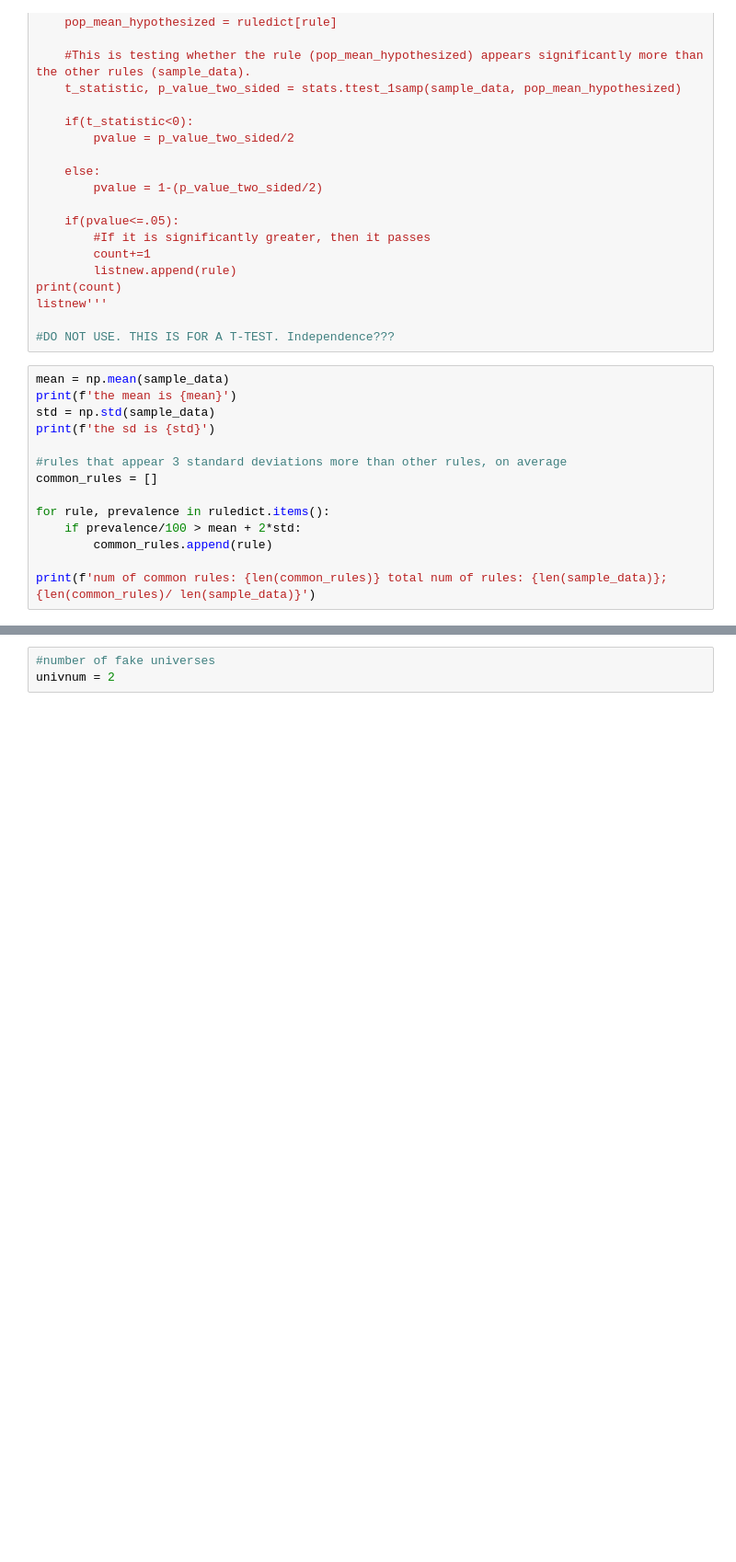
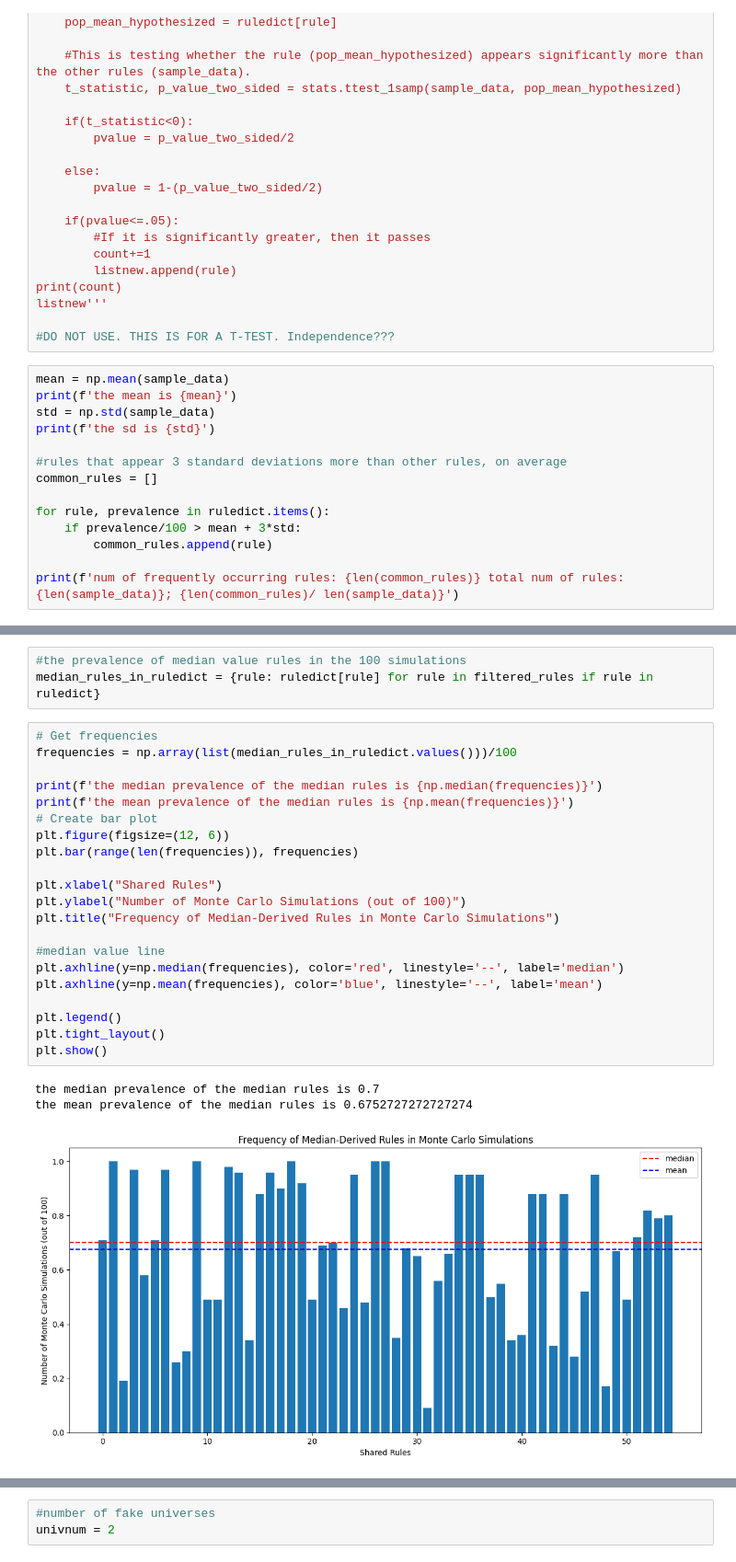
Before and after one commit to PrabhuLab/PIE, a Jupyter notebook: PyAA/Code/RuleAnalysis.ipynb, the cells around one changed output, grey strips where cells are left out. Shown at 92% size. Saved outputs shown, nothing was run; the diff lists cells and outputs as text; blank space fills up the shorter version.

Commit message:
ploted the Frequency of Median-Derived Rules in Monte Carlo Simulations

```diff
--- a/PyAA/Code/RuleAnalysis.ipynb
+++ b/PyAA/Code/RuleAnalysis.ipynb
@@ -429,10 +430,10 @@ print(f'the sd is {std}')
 common_rules = []
 
 for rule, prevalence in ruledict.items():
-    if prevalence/100 > mean + 2*std:
+    if prevalence/100 > mean + 3*std:
         common_rules.append(rule)
 
-print(f'num of common rules: {len(common_rules)} total num of rules: {len(sample_data)}; {len(common_rules)/ len(sample_data)}')
+print(f'num of frequently occurring rules: {len(common_rules)} total num of rules: {len(sample_data)}; {len(common_rules)/ len(sample_data)}')
 # %% [output]
 the mean is 0.16991869918699187
 the sd is 0.25938063376700976
@@ -445,0 +447,28 @@ print(len(shared_rule_list))
+# %%
+#the prevalence of median value rules in the 100 simulations
+median_rules_in_ruledict = {rule: ruledict[rule] for rule in filtered_rules if rule in ruledict}
+# %%
+# Get frequencies
+frequencies = np.array(list(median_rules_in_ruledict.values()))/100
+
+print(f'the median prevalence of the median rules is {np.median(frequencies)}')
+print(f'the mean prevalence of the median rules is {np.mean(frequencies)}')
+# Create bar plot
+plt.figure(figsize=(12, 6))
+plt.bar(range(len(frequencies)), frequencies)
+
+plt.xlabel("Shared Rules")
+plt.ylabel("Number of Monte Carlo Simulations (out of 100)")
+plt.title("Frequency of Median-Derived Rules in Monte Carlo Simulations")
+
+#median value line
+plt.axhline(y=np.median(frequencies), color='red', linestyle='--', label='median')
+plt.axhline(y=np.mean(frequencies), color='blue', linestyle='--', label='mean')
+
+plt.legend()
+plt.tight_layout()
+plt.show()
+# %% [output]
+the median prevalence of the median rules is 0.7
+the mean prevalence of the median rules is 0.6752727272727274
+[figure, added]
```
Also changed, not shown: parts of 5 cells of this notebook.
